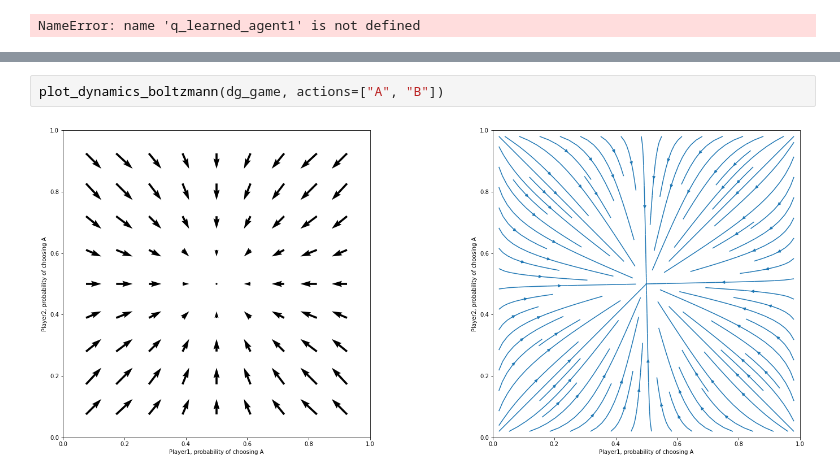
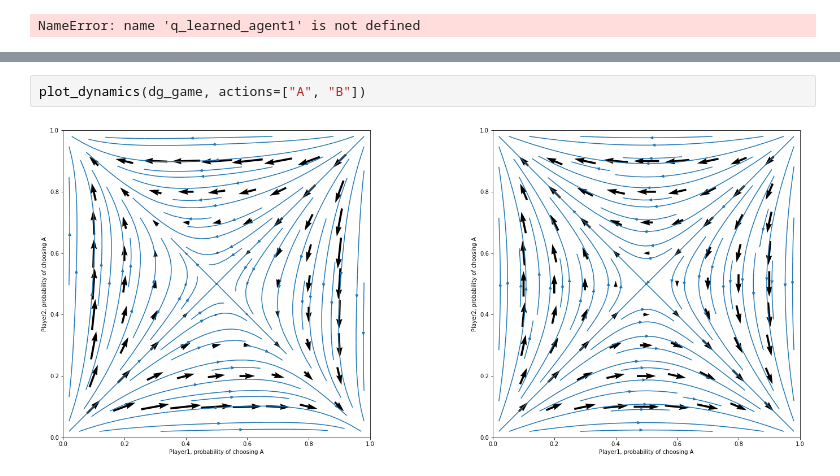
Before and after one commit to rubenponsaers/ml_project, a Jupyter notebook: code/task2.ipynb, the cells around one changed output, grey strips where cells are left out. Drawn from its saved outputs; the diff is of its cells as text.

```diff
--- a/code/task2.ipynb
+++ b/code/task2.ipynb
@@ -238,4 +197,4 @@ KeyboardInterrupt:
 # %%
-plot_dynamics_boltzmann(dg_game, actions=["A", "B"])
+plot_dynamics(dg_game, actions=["A", "B"])
 # %% [output]
-[figure, old version]
+[figure, new version]
```
Also changed, not shown: parts of 9 cells of this notebook, 3 other files.
